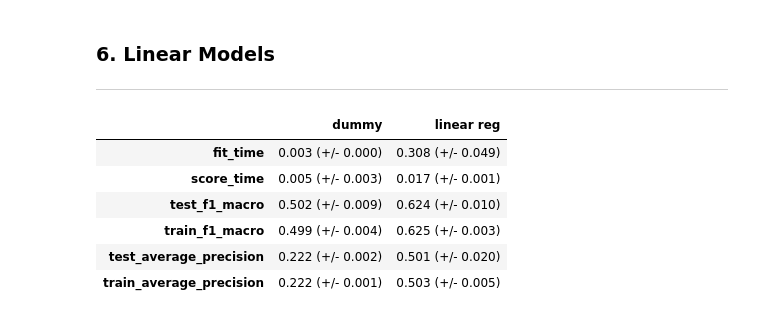
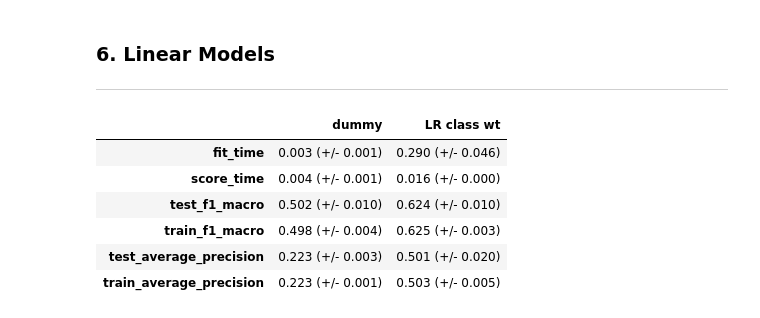
Before and after one commit to sheenasalwan/creditcard_defaulter_classification, a Jupyter notebook: creditcard_defaulter_classification.ipynb, the cells around one changed output. Saved outputs shown, nothing was run; the diff lists cells and outputs as text; code cells hidden in the pictures.

```diff
--- a/creditcard_defaulter_classification.ipynb
+++ b/creditcard_defaulter_classification.ipynb
@@ -236,18 +245,18 @@ pd.DataFrame(results)
 ### 6. Linear Models
 <hr>
 # %%
-piple_linear = make_pipeline(
+pipe_linear = make_pipeline(
     preprocessor, LogisticRegression(max_iter = 1000, class_weight="balanced", random_state=123))
 
-results["linear reg"] = mean_std_cross_val_scores(
-    piple_linear, X_train, y_train,return_train_score = True, scoring=scoring_metrics)
+results["LR class wt"] = mean_std_cross_val_scores(
+    pipe_linear, X_train, y_train,return_train_score = True, scoring=scoring_metrics)
 
 pd.DataFrame(results)
 # %% [output]
-|  | dummy | linear reg |
-| fit_time | 0.003 (+/- 0.000) | 0.308 (+/- 0.049) |
-| score_time | 0.005 (+/- 0.003) | 0.017 (+/- 0.001) |
-| test_f1_macro | 0.502 (+/- 0.009) | 0.624 (+/- 0.010) |
-| train_f1_macro | 0.499 (+/- 0.004) | 0.625 (+/- 0.003) |
-| test_average_precision | 0.222 (+/- 0.002) | 0.501 (+/- 0.020) |
-| train_average_precision | 0.222 (+/- 0.001) | 0.503 (+/- 0.005) |
+|  | dummy | LR class wt |
+| fit_time | 0.003 (+/- 0.001) | 0.290 (+/- 0.046) |
+| score_time | 0.004 (+/- 0.001) | 0.016 (+/- 0.000) |
+| test_f1_macro | 0.502 (+/- 0.010) | 0.624 (+/- 0.010) |
+| train_f1_macro | 0.498 (+/- 0.004) | 0.625 (+/- 0.003) |
+| test_average_precision | 0.223 (+/- 0.003) | 0.501 (+/- 0.020) |
+| train_average_precision | 0.223 (+/- 0.001) | 0.503 (+/- 0.005) |
```
Also changed, not shown: parts of 9 cells of this notebook.
